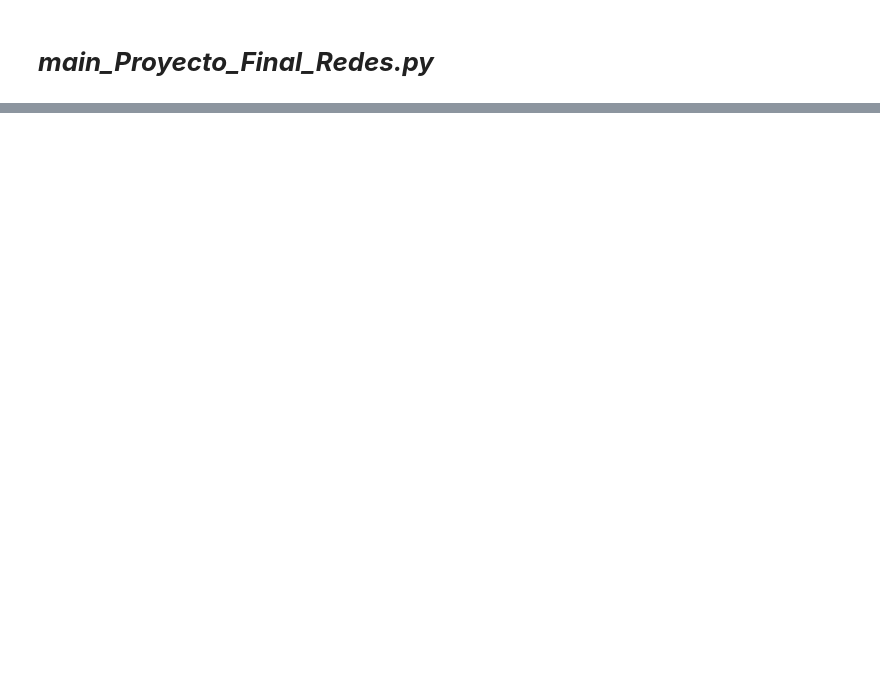
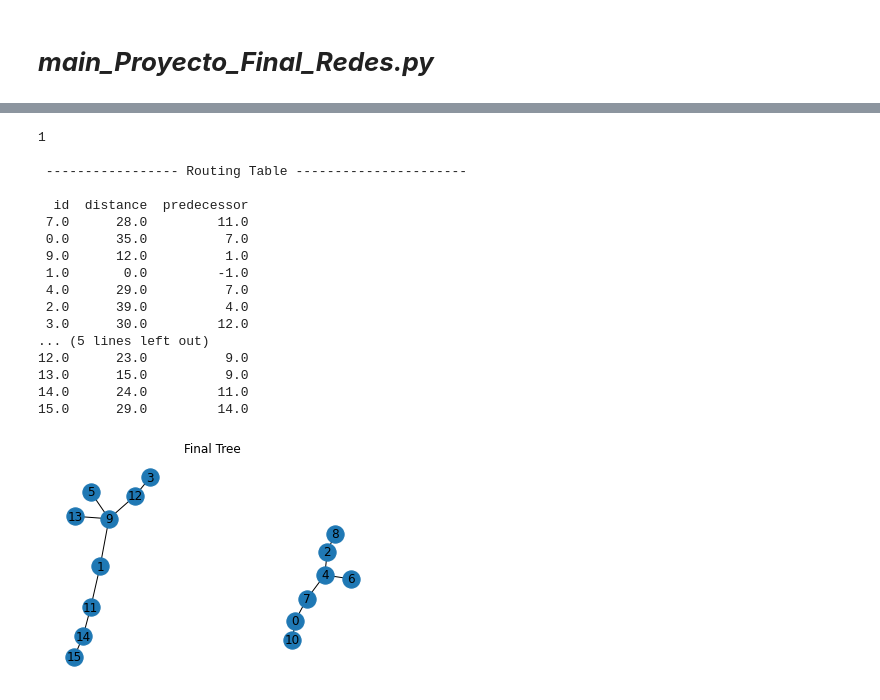
Before and after one commit to estebanhernandezr/Redes-de-computadores, a Jupyter notebook: Proyecto_redes_de_computadores.ipynb, the cells around one changed output, grey strips where cells are left out. Drawn from its saved outputs; the diff is of its cells as text; code cells hidden in the pictures; blank space fills up the shorter version.

```diff
--- a/Proyecto_redes_de_computadores.ipynb
+++ b/Proyecto_redes_de_computadores.ipynb
@@ -340,0 +386,22 @@ Runtime of iteration 10 in Dijkstra's Algorithm is 0.000005006790161132812500000
+# %%
+print(graph.nodes[3].id)
+graph.dijkstra(node = graph.nodes[3])
+# %% [output]
+1
+
+ ----------------- Routing Table ----------------------
+
+  id  distance  predecessor
+ 7.0      28.0         11.0
+ 0.0      35.0          7.0
+ 9.0      12.0          1.0
+ 1.0       0.0         -1.0
+ 4.0      29.0          7.0
+ 2.0      39.0          4.0
+ 3.0      30.0         12.0
+... (5 lines left out)
+12.0      23.0          9.0
+13.0      15.0          9.0
+14.0      24.0         11.0
+15.0      29.0         14.0
+[figure, added]
```
Also changed, not shown: parts of 11 cells of this notebook.
